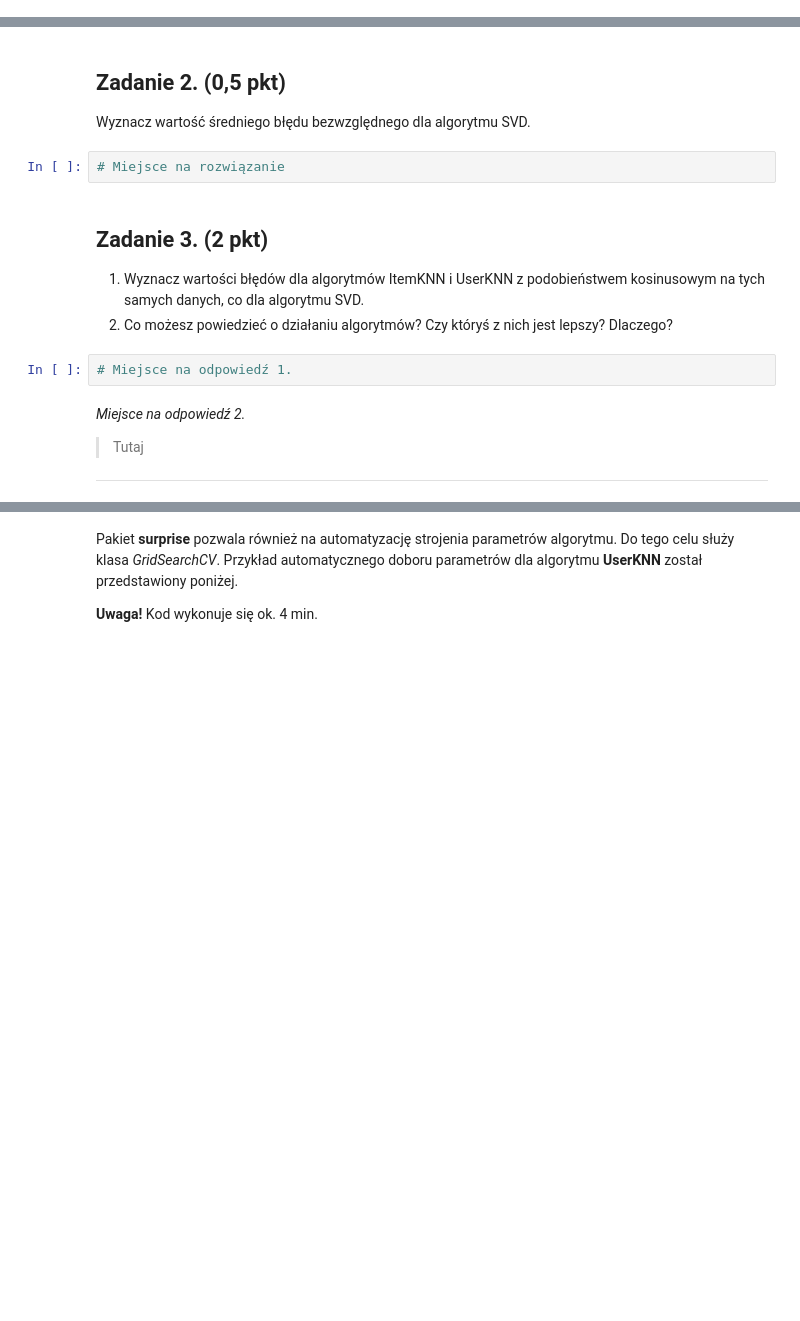
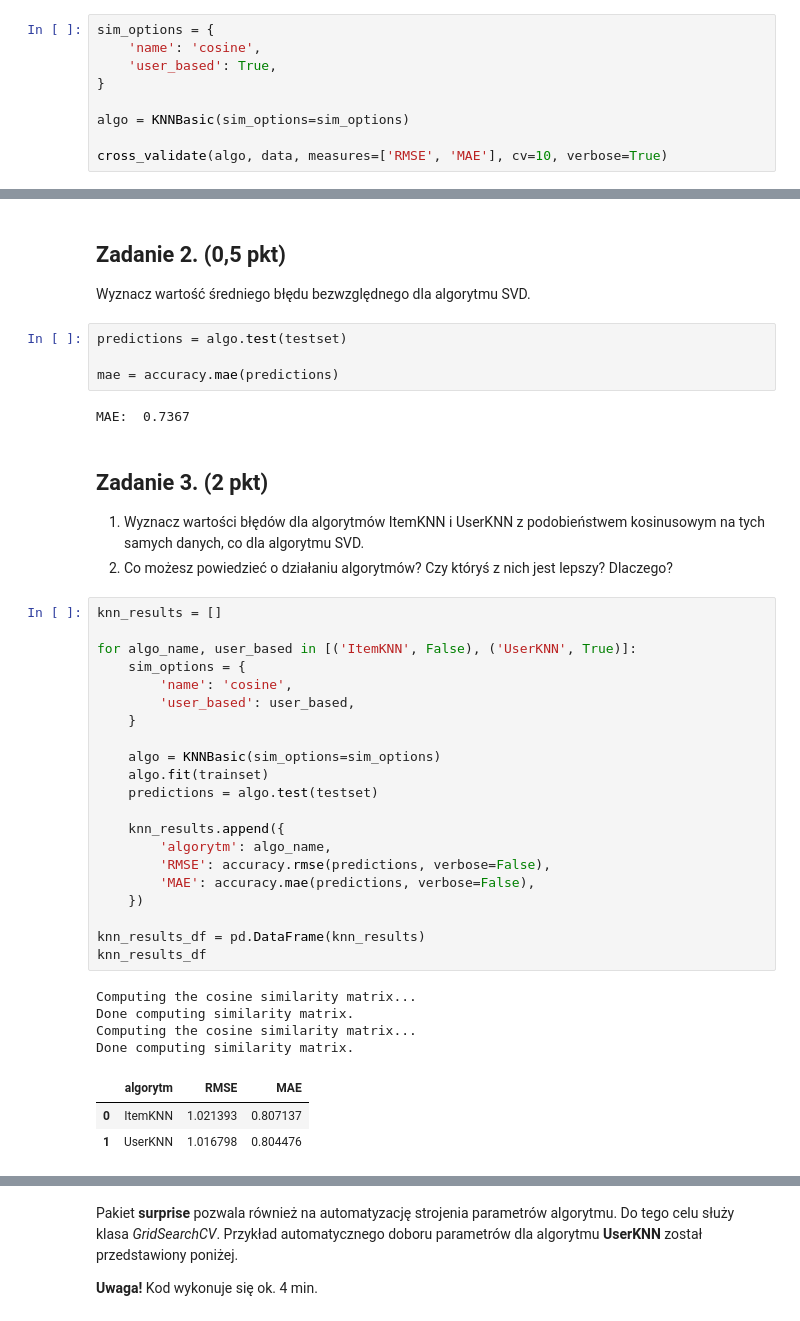
Before and after one commit to igorjoz/OWiSR-lab4-user-rating-prediction, a Jupyter notebook: OWiSR_lab4.ipynb, the cells around one changed output, grey strips where cells are left out. Drawn from its saved outputs; the diff is of its cells as text; blank space fills up the shorter version.

```diff
--- a/OWiSR_lab4.ipynb
+++ b/OWiSR_lab4.ipynb
@@ -35,0 +101,9 @@ Wykonaj walidację skrośną dla algorytmu UserKNN z kosinusową miarą podobie
+# %%
+sim_options = {
+    'name': 'cosine',
+    'user_based': True,
+}
+
+algo = KNNBasic(sim_options=sim_options)
+
+cross_validate(algo, data, measures=['RMSE', 'MAE'], cv=10, verbose=True)
@@ -55,21 +168,42 @@ rmse = accuracy.rmse(predictions)
 # %% [markdown]
 ## Zadanie 2. (0,5 pkt)
 Wyznacz wartość średniego błędu bezwzględnego dla algorytmu SVD.
-# %%
-# Miejsce na rozwiązanie
+# %%
+predictions = algo.test(testset)
+
+mae = accuracy.mae(predictions)
+# %% [output]
+MAE:  0.7367
 # %% [markdown]
 ## Zadanie 3. (2 pkt)
 1.   Wyznacz wartości błędów dla algorytmów ItemKNN i UserKNN z podobieństwem kosinusowym na tych samych danych, co dla algorytmu SVD.
 2.   Co możesz powiedzieć o działaniu algorytmów? Czy któryś z nich jest lepszy? Dlaczego?
-# %%
-# Miejsce na odpowiedź 1.
-# %% [markdown]
-*Miejsce na odpowiedź 2.*
-
-
-
-> Tutaj
-
-
-
----
+# %%
+knn_results = []
+
+for algo_name, user_based in [('ItemKNN', False), ('UserKNN', True)]:
+    sim_options = {
+        'name': 'cosine',
+        'user_based': user_based,
+    }
+
+    algo = KNNBasic(sim_options=sim_options)
+    algo.fit(trainset)
+    predictions = algo.test(testset)
+
+    knn_results.append({
+        'algorytm': algo_name,
+        'RMSE': accuracy.rmse(predictions, verbose=False),
+        'MAE': accuracy.mae(predictions, verbose=False),
+    })
+
+knn_results_df = pd.DataFrame(knn_results)
+knn_results_df
+# %% [output]
+Computing the cosine similarity matrix...
+Done computing similarity matrix.
+Computing the cosine similarity matrix...
+Done computing similarity matrix.
+|  | algorytm | RMSE | MAE |
+| 0 | ItemKNN | 1.021393 | 0.807137 |
+| 1 | UserKNN | 1.016798 | 0.804476 |
```
Also changed, not shown: parts of 19 cells of this notebook, 1 other file.
